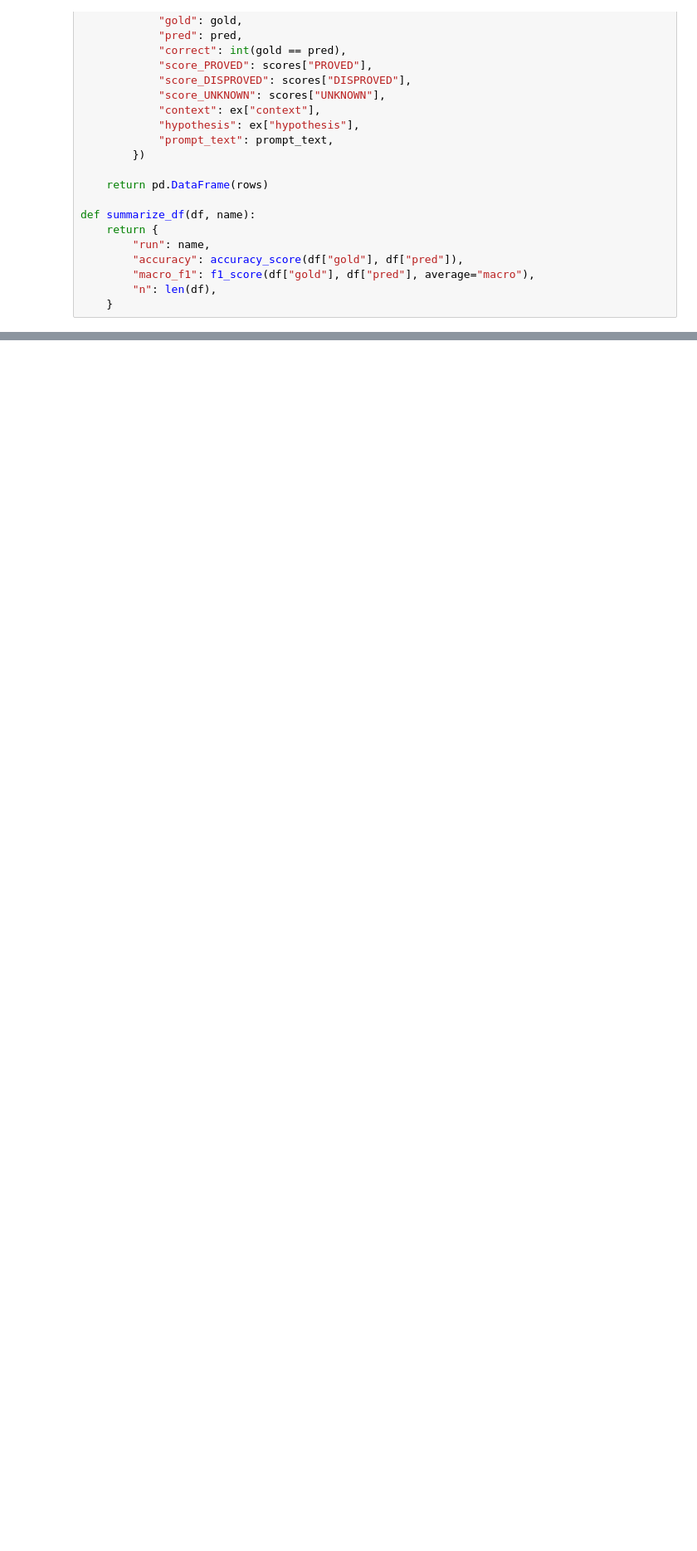
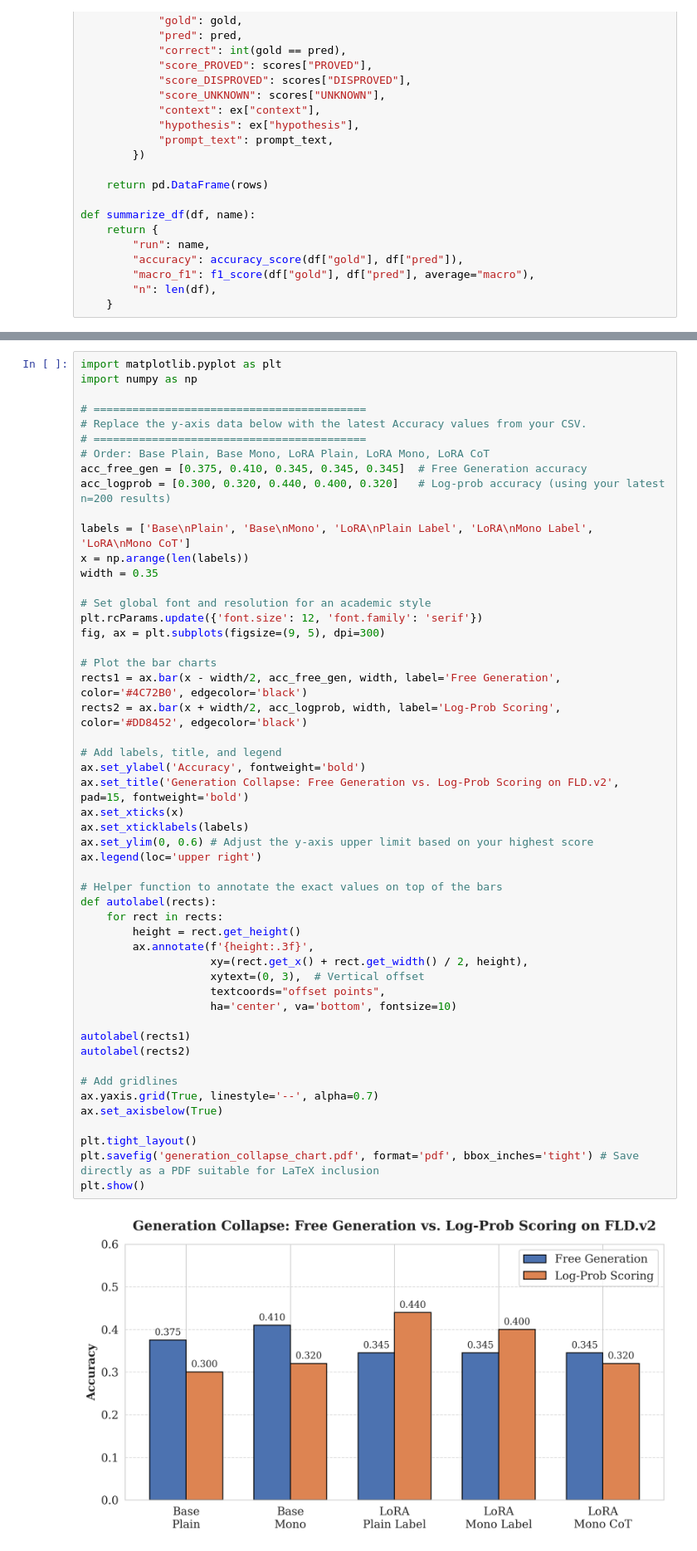
Before and after one commit to ReasonablePhantom/CSE_188_NLP, a Jupyter notebook: CSE_188_NLP.ipynb, the cells around one changed output, grey strips where cells are left out. Shown at 83% size. Drawn from its saved outputs; the diff is of its cells as text; blank space fills up the shorter version.

Commit message:
added Main Results Bar Chart

```diff
--- a/CSE_188_NLP.ipynb
+++ b/CSE_188_NLP.ipynb
@@ -1402,2 +1402,55 @@ weighted avg     0.2775    0.3000    0.1695        50
 Saved: /content/mono_logic_lora/logprob_summary_metrics.csv
 Saved: /content/mono_logic_lora/logprob_all_predictions.csv
+# %%
+import matplotlib.pyplot as plt
+import numpy as np
+
+# ==========================================
+# Replace the y-axis data below with the latest Accuracy values from your CSV.
+# ==========================================
+# Order: Base Plain, Base Mono, LoRA Plain, LoRA Mono, LoRA CoT
+acc_free_gen = [0.375, 0.410, 0.345, 0.345, 0.345]  # Free Generation accuracy
+acc_logprob = [0.300, 0.320, 0.440, 0.400, 0.320]   # Log-prob accuracy (using your latest n=200 results)
+
+labels = ['Base\nPlain', 'Base\nMono', 'LoRA\nPlain Label', 'LoRA\nMono Label', 'LoRA\nMono CoT']
+x = np.arange(len(labels))
+width = 0.35
+
+# Set global font and resolution for an academic style
+plt.rcParams.update({'font.size': 12, 'font.family': 'serif'})
+fig, ax = plt.subplots(figsize=(9, 5), dpi=300)
+
+# Plot the bar charts
+rects1 = ax.bar(x - width/2, acc_free_gen, width, label='Free Generation', color='#4C72B0', edgecolor='black')
+rects2 = ax.bar(x + width/2, acc_logprob, width, label='Log-Prob Scoring', color='#DD8452', edgecolor='black')
+
+# Add labels, title, and legend
+ax.set_ylabel('Accuracy', fontweight='bold')
+ax.set_title('Generation Collapse: Free Generation vs. Log-Prob Scoring on FLD.v2', pad=15, fontweight='bold')
+ax.set_xticks(x)
+ax.set_xticklabels(labels)
+ax.set_ylim(0, 0.6) # Adjust the y-axis upper limit based on your highest score
+ax.legend(loc='upper right')
+
+# Helper function to annotate the exact values on top of the bars
+def autolabel(rects):
+    for rect in rects:
+        height = rect.get_height()
+        ax.annotate(f'{height:.3f}',
+                    xy=(rect.get_x() + rect.get_width() / 2, height),
+                    xytext=(0, 3),  # Vertical offset
+                    textcoords="offset points",
+                    ha='center', va='bottom', fontsize=10)
+
+autolabel(rects1)
+autolabel(rects2)
+
+# Add gridlines
+ax.yaxis.grid(True, linestyle='--', alpha=0.7)
+ax.set_axisbelow(True)
+
+plt.tight_layout()
+plt.savefig('generation_collapse_chart.pdf', format='pdf', bbox_inches='tight') # Save directly as a PDF suitable for LaTeX inclusion
+plt.show()
+# %% [output]
+[figure, added]
```
Also changed, not shown: parts of 2 cells of this notebook.
